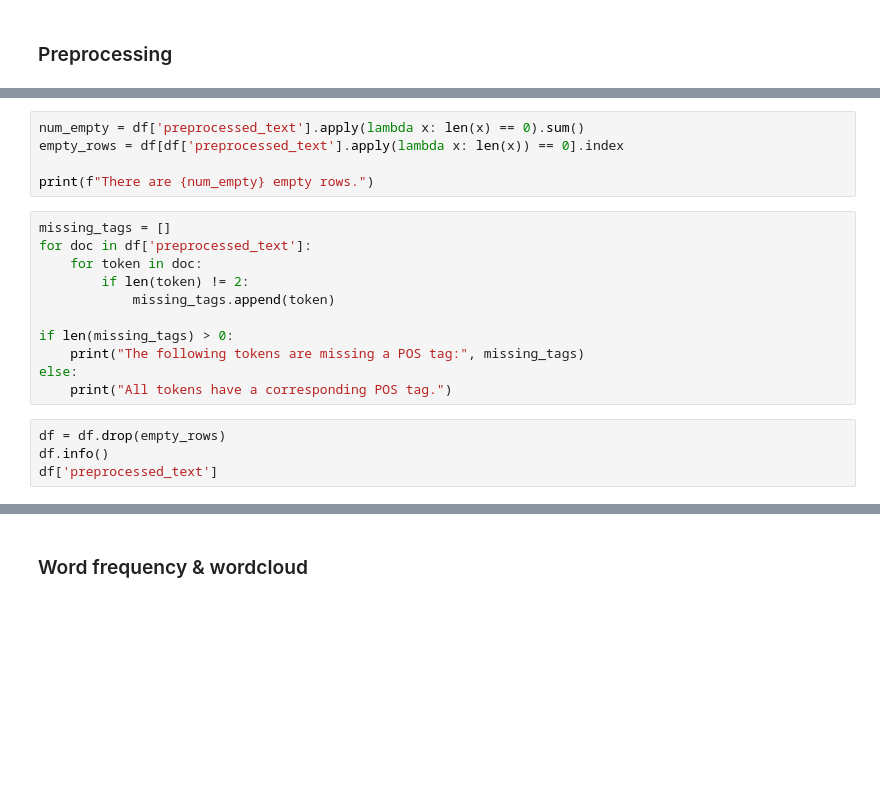
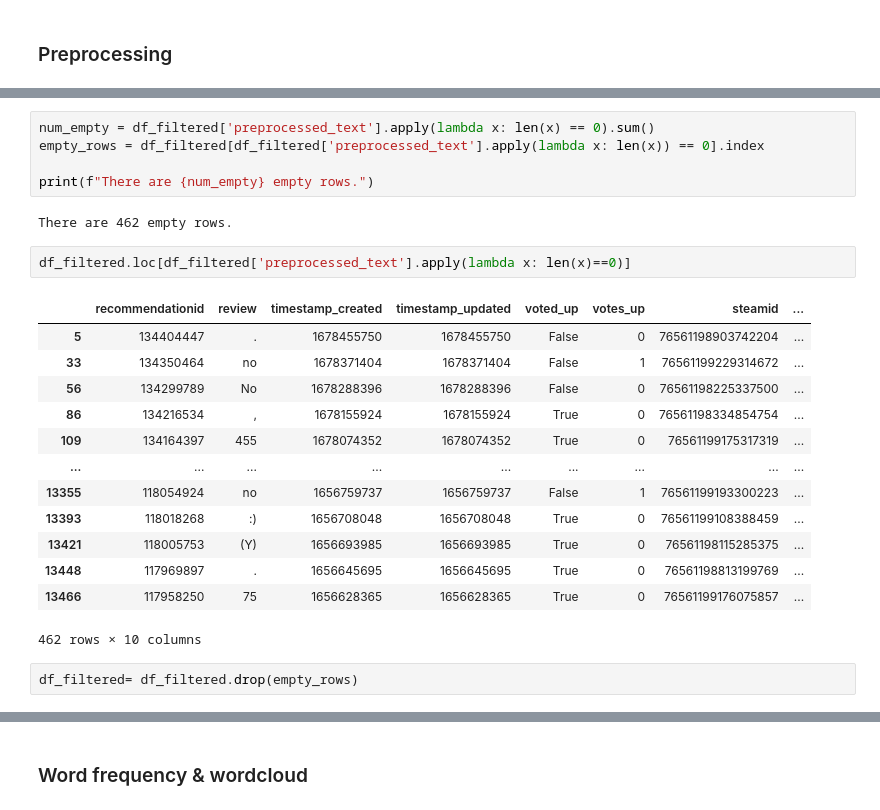
Before and after one commit to CarlosGG18/Rockstar-Games-Sentiment-Analysis, a Jupyter notebook: Cleaning_EDA_GTA_V.ipynb, the cells around one changed output, grey strips where cells are left out. Saved outputs shown, nothing was run; the diff lists cells and outputs as text; blank space fills up the shorter version.

```diff
--- a/Cleaning_EDA_GTA_V.ipynb
+++ b/Cleaning_EDA_GTA_V.ipynb
@@ -339,20 +443,25 @@ memory usage: 3.5+ MB
 # %%
-num_empty = df['preprocessed_text'].apply(lambda x: len(x) == 0).sum()
-empty_rows = df[df['preprocessed_text'].apply(lambda x: len(x)) == 0].index
+num_empty = df_filtered['preprocessed_text'].apply(lambda x: len(x) == 0).sum()
+empty_rows = df_filtered[df_filtered['preprocessed_text'].apply(lambda x: len(x)) == 0].index
 
 print(f"There are {num_empty} empty rows.")
+# %% [output]
+There are 462 empty rows.
-# %%
-missing_tags = []
-for doc in df['preprocessed_text']:
-    for token in doc:
-        if len(token) != 2:
-            missing_tags.append(token)
-
-if len(missing_tags) > 0:
-    print("The following tokens are missing a POS tag:", missing_tags)
-else:
-    print("All tokens have a corresponding POS tag.")
-# %%
-df = df.drop(empty_rows)
-df.info()
-df['preprocessed_text']
+# %%
+df_filtered.loc[df_filtered['preprocessed_text'].apply(lambda x: len(x)==0)]
+# %% [output]
+|  | recommendationid | review | timestamp_created | timestamp_updated | voted_up | votes_up | steamid | ... |
+| 5 | 134404447 | . | 1678455750 | 1678455750 | False | 0 | 76561198903742204 | ... |
+| 33 | 134350464 | no | 1678371404 | 1678371404 | False | 1 | 76561199229314672 | ... |
+| 56 | 134299789 | No | 1678288396 | 1678288396 | False | 0 | 76561198225337500 | ... |
+| 86 | 134216534 | , | 1678155924 | 1678155924 | True | 0 | 76561198334854754 | ... |
+| 109 | 134164397 | 455 | 1678074352 | 1678074352 | True | 0 | 76561199175317319 | ... |
+| ... | ... | ... | ... | ... | ... | ... | ... | ... |
+| 13355 | 118054924 | no | 1656759737 | 1656759737 | False | 1 | 76561199193300223 | ... |
+| 13393 | 118018268 | :) | 1656708048 | 1656708048 | True | 0 | 76561199108388459 | ... |
+| 13421 | 118005753 | (Y) | 1656693985 | 1656693985 | True | 0 | 76561198115285375 | ... |
+| 13448 | 117969897 | . | 1656645695 | 1656645695 | True | 0 | 76561198813199769 | ... |
+| 13466 | 117958250 | 75 | 1656628365 | 1656628365 | True | 0 | 76561199176075857 | ... |
+462 rows × 10 columns
+# %%
+df_filtered= df_filtered.drop(empty_rows)
```
Also changed, not shown: parts of 30 cells of this notebook, 1 other file.
